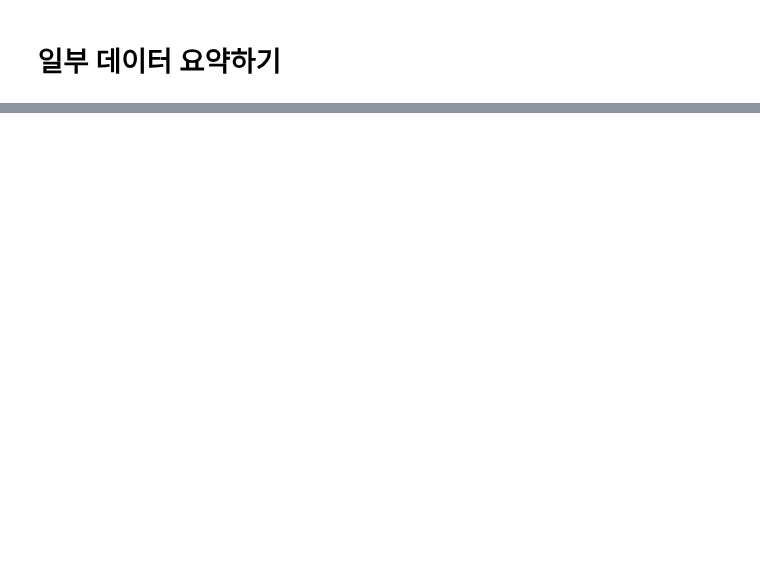
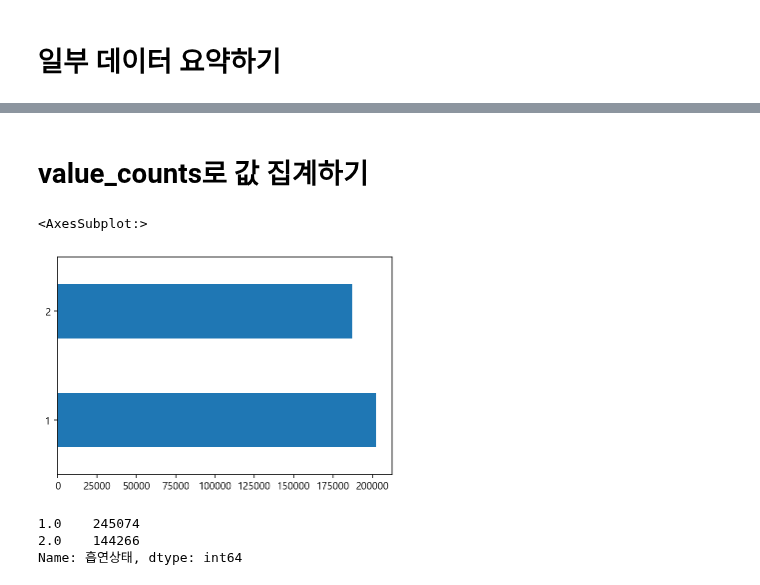
Before and after one commit to tree698/Data_Analysis, a Jupyter notebook: 1. Health Check/Untitled.ipynb, the cells around one changed output, grey strips where cells are left out. Drawn from its saved outputs; the diff is of its cells as text; code cells hidden in the pictures; blank space fills up the shorter version.

```diff
--- a/1. Health Check/Untitled.ipynb
+++ b/1. Health Check/Untitled.ipynb
@@ -153,0 +258,17 @@ dtype: object
+# %% [markdown]
+# value_counts로 값 집계하기
+# %%
+# value_counts를 통해 성별코드로 그룹화하고 개수를 집계합니다
+
+df["성별코드"].value_counts().plot.barh()
+# %% [output]
+<AxesSubplot:>
+[figure, added]
+# %%
+# value_counts를 통해 흡연상태로 그룹화 하고 개수를 집계합니다.
+
+df["흡연상태"].value_counts()
+# %% [output]
+1.0    245074
+2.0    144266
+Name: 흡연상태, dtype: int64
```
Also changed, not shown: parts of 8 cells of this notebook.
